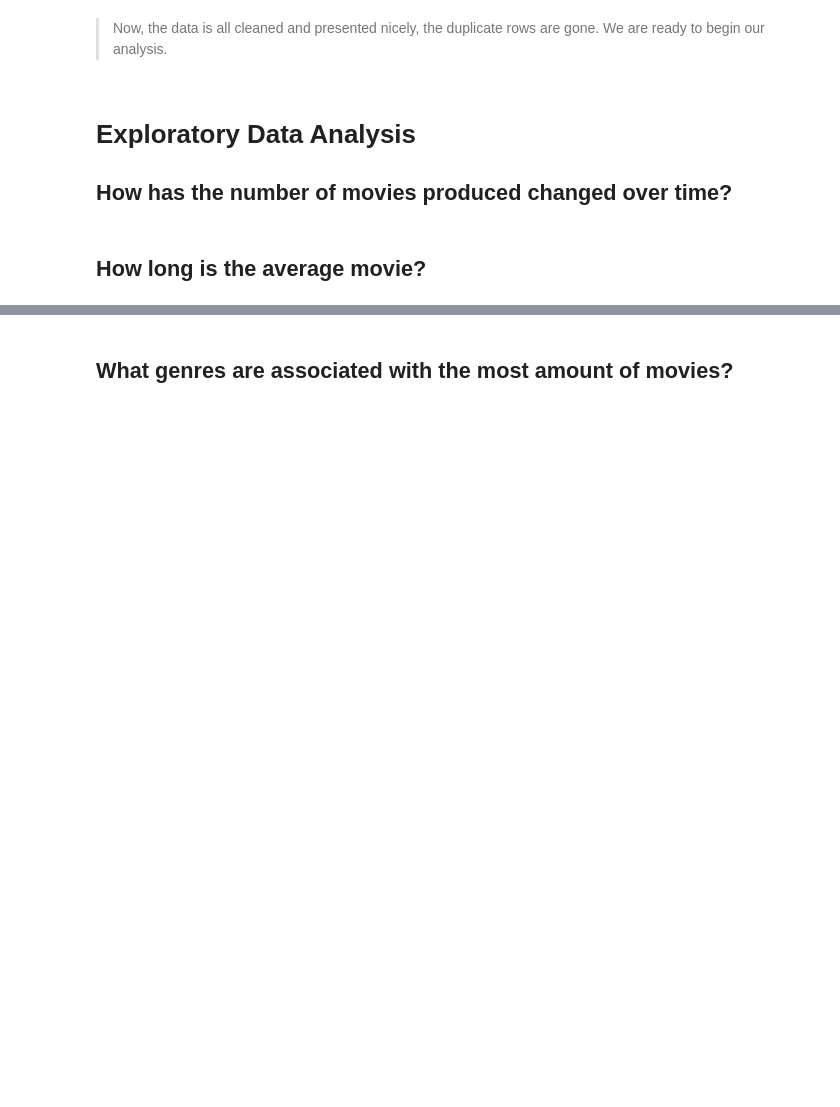
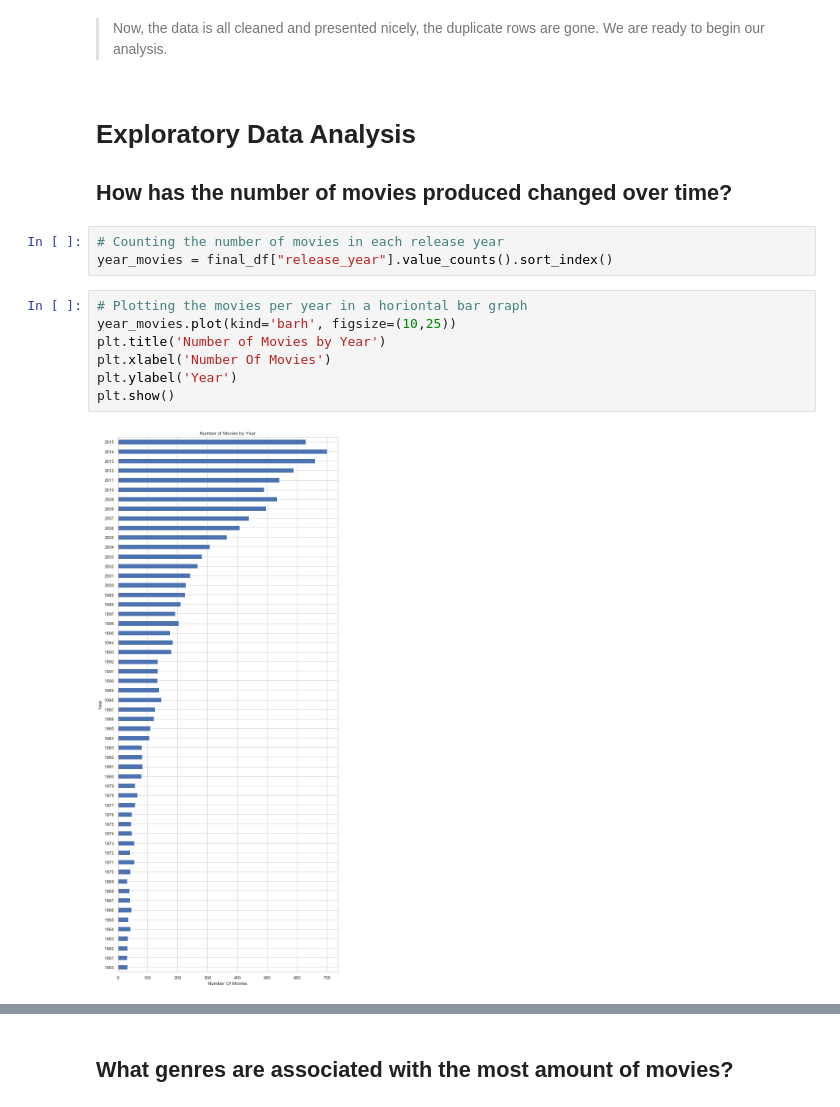
Before and after one commit to TJRiker11/Investigating-a-Data-Set---TMDB-Movies, a Jupyter notebook: Investigating Data Sets/Investigating a Data Set - TMDB Movies.ipynb, the cells around one changed output, grey strips where cells are left out. Drawn from its saved outputs; the diff is of its cells as text; blank space fills up the shorter version.

```diff
--- a/Investigating Data Sets/Investigating a Data Set - TMDB Movies.ipynb
+++ b/Investigating Data Sets/Investigating a Data Set - TMDB Movies.ipynb
@@ -278,5 +277,15 @@ memory usage: 5.9+ MB
 # Exploratory Data Analysis
 
 ## How has the number of movies produced changed over time?
-# %% [markdown]
-## How long is the average movie?
+# %%
+# Counting the number of movies in each release year
+year_movies = final_df["release_year"].value_counts().sort_index()
+# %%
+# Plotting the movies per year in a horiontal bar graph
+year_movies.plot(kind='barh', figsize=(10,25))
+plt.title('Number of Movies by Year')
+plt.xlabel('Number Of Movies')
+plt.ylabel('Year')
+plt.show()
+# %% [output]
+[figure, added]
```
Also changed, not shown: parts of 23 cells of this notebook, 1 other file.
